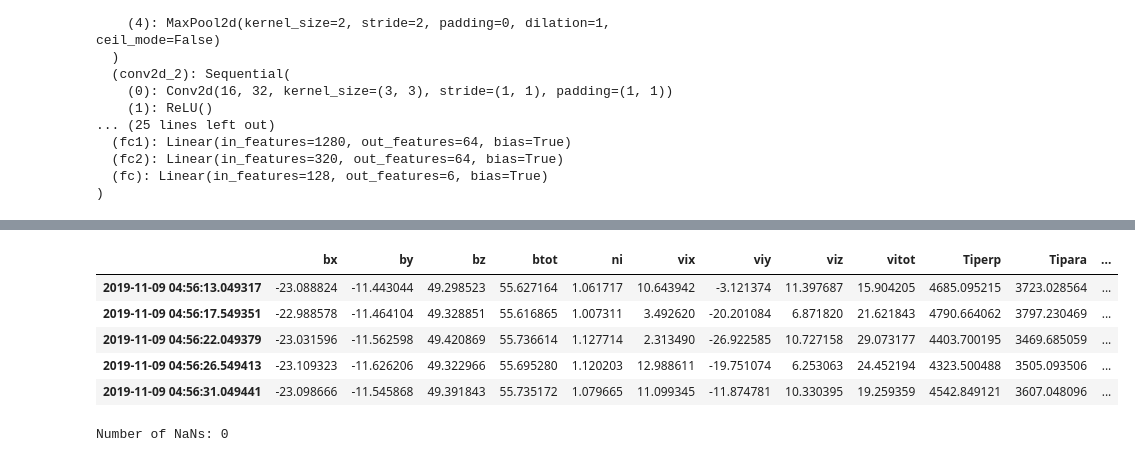
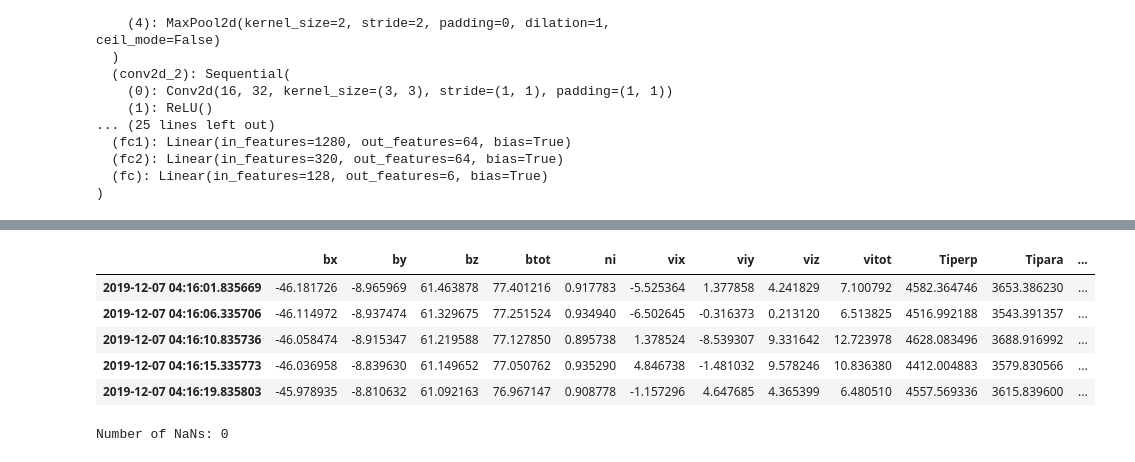
Before and after one commit to nargesahmadi/Magnetospheric-Regions, a Jupyter notebook: predictions.ipynb, the cells around one changed output, grey strips where cells are left out. Saved outputs shown, nothing was run; the diff lists cells and outputs as text; code cells hidden in the pictures.

```diff
--- a/predictions.ipynb
+++ b/predictions.ipynb
@@ -138,12 +144,14 @@ import more_itertools
 import xarray as xr
 
 # dayside use case
-trange = ['2019-11-09/00:05:00', '2019-11-09/23:59:00']
-# trange = ['2019-12-07/00:05:00', '2019-12-07/23:59:00']
+# trange = ['2019-11-09/00:05:00', '2019-11-09/23:59:00']
+trange = ['2019-12-07/00:05:00', '2019-12-07/23:59:00']
 # trange = ['2022-01-09/00:00:00', '2022-01-09/23:59:00']
 # trange = ['2023-04-17/00:00:00', '2023-04-17/23:59:00']
 # trange = ['2023-05-02/00:00:00', '2023-05-02/23:59:00']
 # trange = ['2025-03-10/00:00:00', '2025-03-10/23:59:00']
+# trange = ['2019-03-05/14:00:00', '2019-03-05/23:59:00']
+# trange = ['2017-01-31/00:00:00', '2017-01-31/23:59:00']
 
 ## nightside use case
 # trange = ['2019-07-13/00:00:00', '2019-07-13/23:59:00']
@@ -225,9 +231,9 @@ df_final.head()
 |  | bx | by | bz | btot | ni | vix | viy | viz | vitot | Tiperp | Tipara | ... |
-| 2019-11-09 04:56:13.049317 | -23.088824 | -11.443044 | 49.298523 | 55.627164 | 1.061717 | 10.643942 | -3.121374 | 11.397687 | 15.904205 | 4685.095215 | 3723.028564 | ... |
-| 2019-11-09 04:56:17.549351 | -22.988578 | -11.464104 | 49.328851 | 55.616865 | 1.007311 | 3.492620 | -20.201084 | 6.871820 | 21.621843 | 4790.664062 | 3797.230469 | ... |
-| 2019-11-09 04:56:22.049379 | -23.031596 | -11.562598 | 49.420869 | 55.736614 | 1.127714 | 2.313490 | -26.922585 | 10.727158 | 29.073177 | 4403.700195 | 3469.685059 | ... |
-| 2019-11-09 04:56:26.549413 | -23.109323 | -11.626206 | 49.322966 | 55.695280 | 1.120203 | 12.988611 | -19.751074 | 6.253063 | 24.452194 | 4323.500488 | 3505.093506 | ... |
-| 2019-11-09 04:56:31.049441 | -23.098666 | -11.545868 | 49.391843 | 55.735172 | 1.079665 | 11.099345 | -11.874781 | 10.330395 | 19.259359 | 4542.849121 | 3607.048096 | ... |
+| 2019-12-07 04:16:01.835669 | -46.181726 | -8.965969 | 61.463878 | 77.401216 | 0.917783 | -5.525364 | 1.377858 | 4.241829 | 7.100792 | 4582.364746 | 3653.386230 | ... |
+| 2019-12-07 04:16:06.335706 | -46.114972 | -8.937474 | 61.329675 | 77.251524 | 0.934940 | -6.502645 | -0.316373 | 0.213120 | 6.513825 | 4516.992188 | 3543.391357 | ... |
+| 2019-12-07 04:16:10.835736 | -46.058474 | -8.915347 | 61.219588 | 77.127850 | 0.895738 | 1.378524 | -8.539307 | 9.331642 | 12.723978 | 4628.083496 | 3688.916992 | ... |
+| 2019-12-07 04:16:15.335773 | -46.036958 | -8.839630 | 61.149652 | 77.050762 | 0.935290 | 4.846738 | -1.481032 | 9.578246 | 10.836380 | 4412.004883 | 3579.830566 | ... |
+| 2019-12-07 04:16:19.835803 | -45.978935 | -8.810632 | 61.092163 | 76.967147 | 0.908778 | -1.157296 | 4.647685 | 4.365399 | 6.480510 | 4557.569336 | 3615.839600 | ... |
 # %%
 block_size = 40
 blocks = list(more_itertools.chunked(df_final.values, block_size))
```
Also changed, not shown: parts of 5 cells of this notebook.
